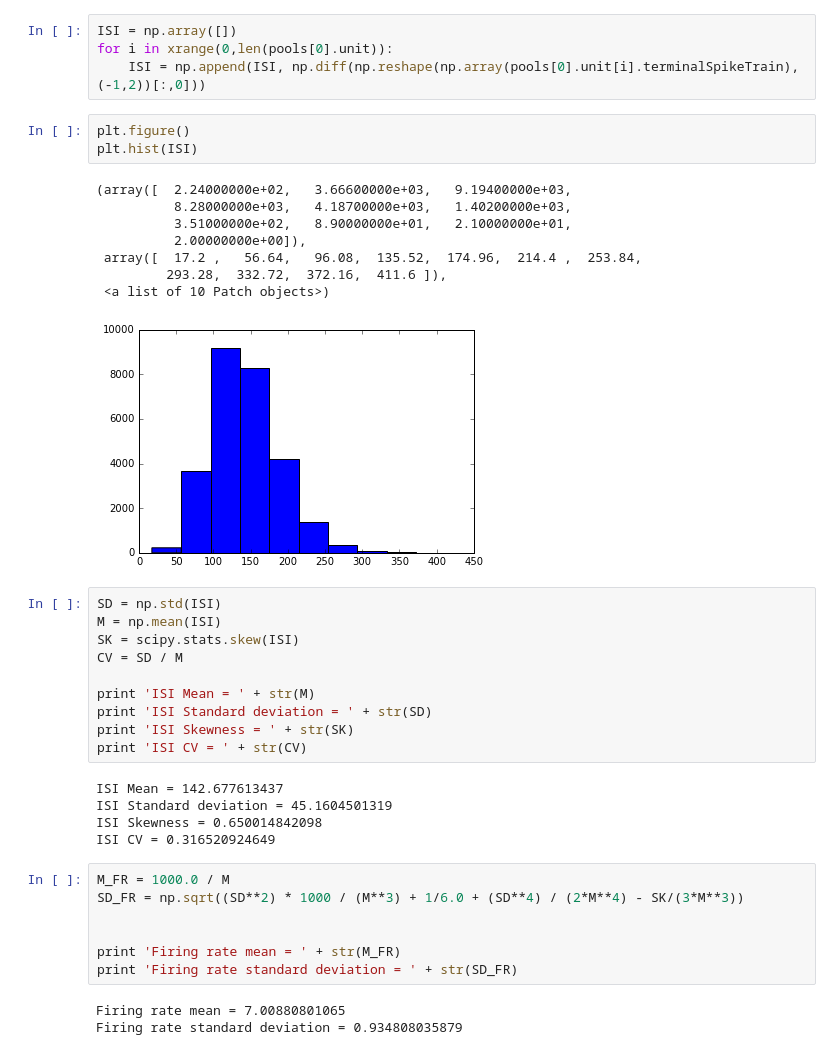
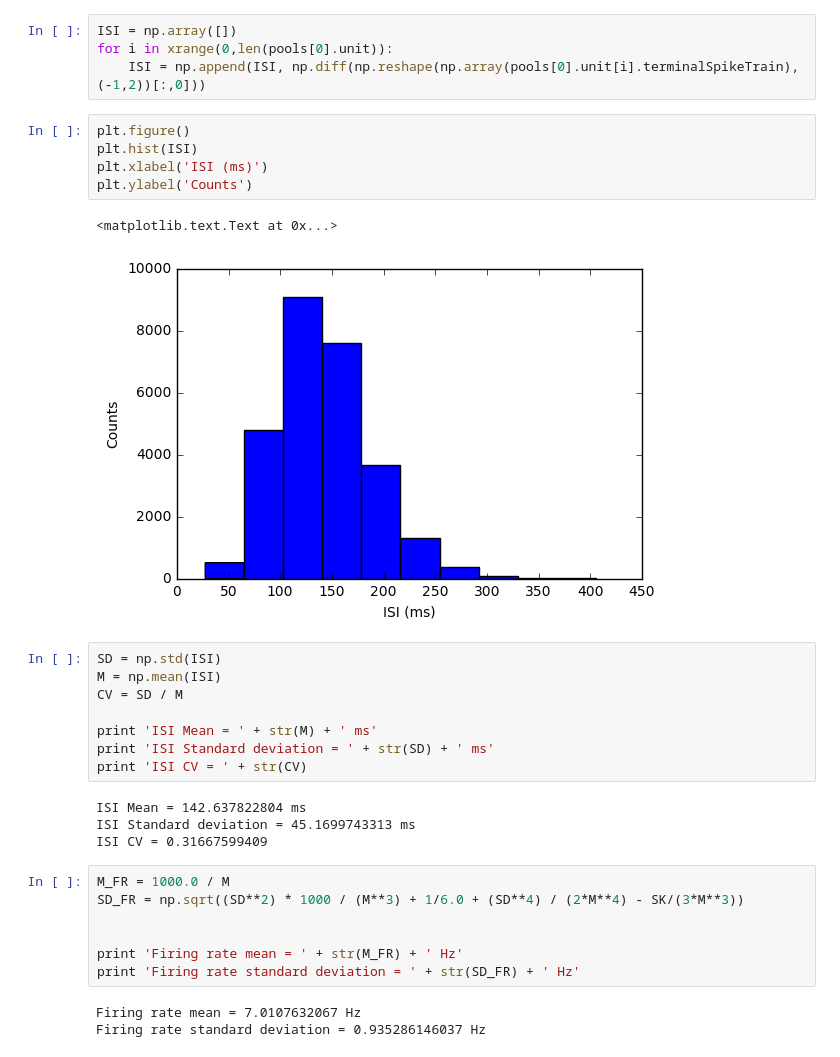
Before and after one commit to rnwatanabe/projectPR, a Jupyter notebook: ExampleNotebooks/NeuralTractSpikes.ipynb, the cells around one changed output. Drawn from its saved outputs; the diff is of its cells as text.

```diff
--- a/ExampleNotebooks/NeuralTractSpikes.ipynb
+++ b/ExampleNotebooks/NeuralTractSpikes.ipynb
@@ -41,40 +52,33 @@ for i in xrange(0,len(pools[0].unit)):
 # %%
 plt.figure()
 plt.hist(ISI)
+plt.xlabel('ISI (ms)')
+plt.ylabel('Counts')
 # %% [output]
-(array([  2.24000000e+02,   3.66600000e+03,   9.19400000e+03,
-          8.28000000e+03,   4.18700000e+03,   1.40200000e+03,
-          3.51000000e+02,   8.90000000e+01,   2.10000000e+01,
-          2.00000000e+00]),
- array([  17.2 ,   56.64,   96.08,  135.52,  174.96,  214.4 ,  253.84,
-         293.28,  332.72,  372.16,  411.6 ]),
- <a list of 10 Patch objects>)
+<matplotlib.text.Text at 0x...>
-[figure, old version]
+[figure, new version]
 # %%
 SD = np.std(ISI)
 M = np.mean(ISI)
-SK = scipy.stats.skew(ISI)
 CV = SD / M
 
-print 'ISI Mean = ' + str(M)
-print 'ISI Standard deviation = ' + str(SD)
-print 'ISI Skewness = ' + str(SK)
+print 'ISI Mean = ' + str(M) + ' ms'
+print 'ISI Standard deviation = ' + str(SD) + ' ms'
 print 'ISI CV = ' + str(CV)
 # %% [output]
-ISI Mean = 142.677613437
-ISI Standard deviation = 45.1604501319
-ISI Skewness = 0.650014842098
-ISI CV = 0.316520924649
+ISI Mean = 142.637822804 ms
+ISI Standard deviation = 45.1699743313 ms
+ISI CV = 0.31667599409
 # %%
 M_FR = 1000.0 / M
 SD_FR = np.sqrt((SD**2) * 1000 / (M**3) + 1/6.0 + (SD**4) / (2*M**4) - SK/(3*M**3))
 
 
-print 'Firing rate mean = ' + str(M_FR)
-print 'Firing rate standard deviation = ' + str(SD_FR)
+print 'Firing rate mean = ' + str(M_FR) + ' Hz'
+print 'Firing rate standard deviation = ' + str(SD_FR) + ' Hz'
 # %% [output]
-Firing rate mean = 7.00880801065
-Firing rate standard deviation = 0.934808035879
+Firing rate mean = 7.0107632067 Hz
+Firing rate standard deviation = 0.935286146037 Hz
 # %%
 CV_FR = SD_FR / M_FR
 print 'CV of Firing rate = ' + str(CV_FR)
```
Also changed, not shown: parts of 4 cells of this notebook, 21 other files.
